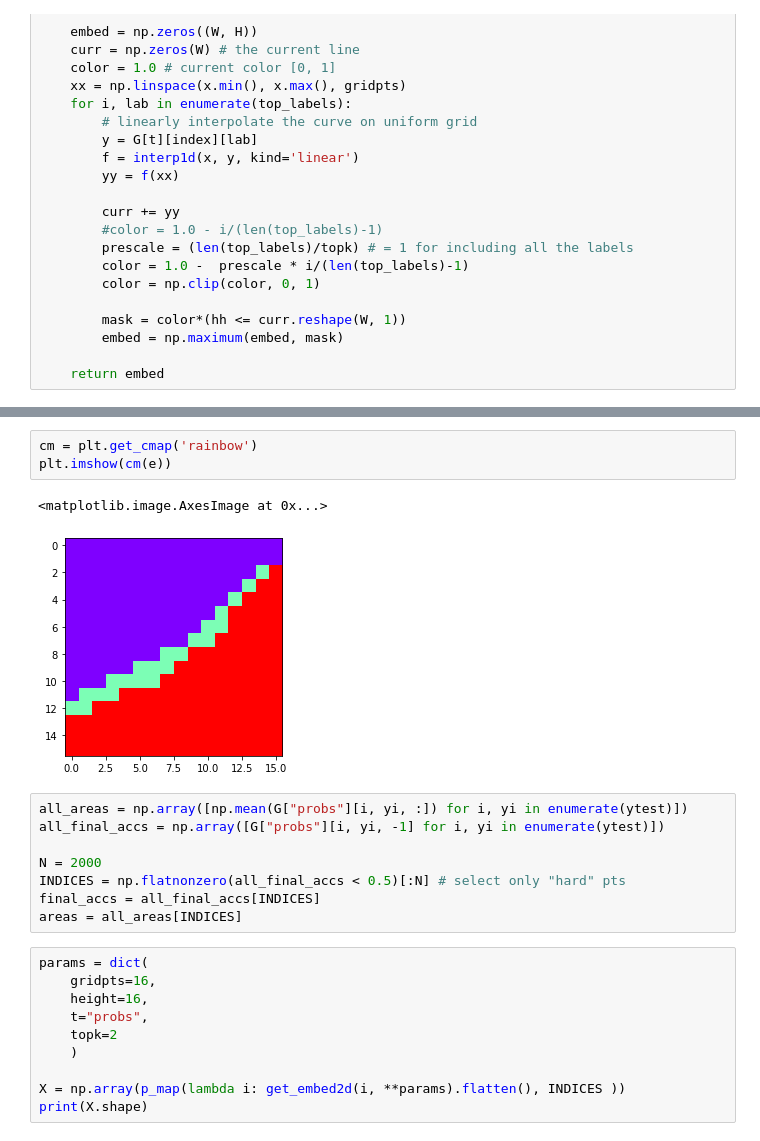
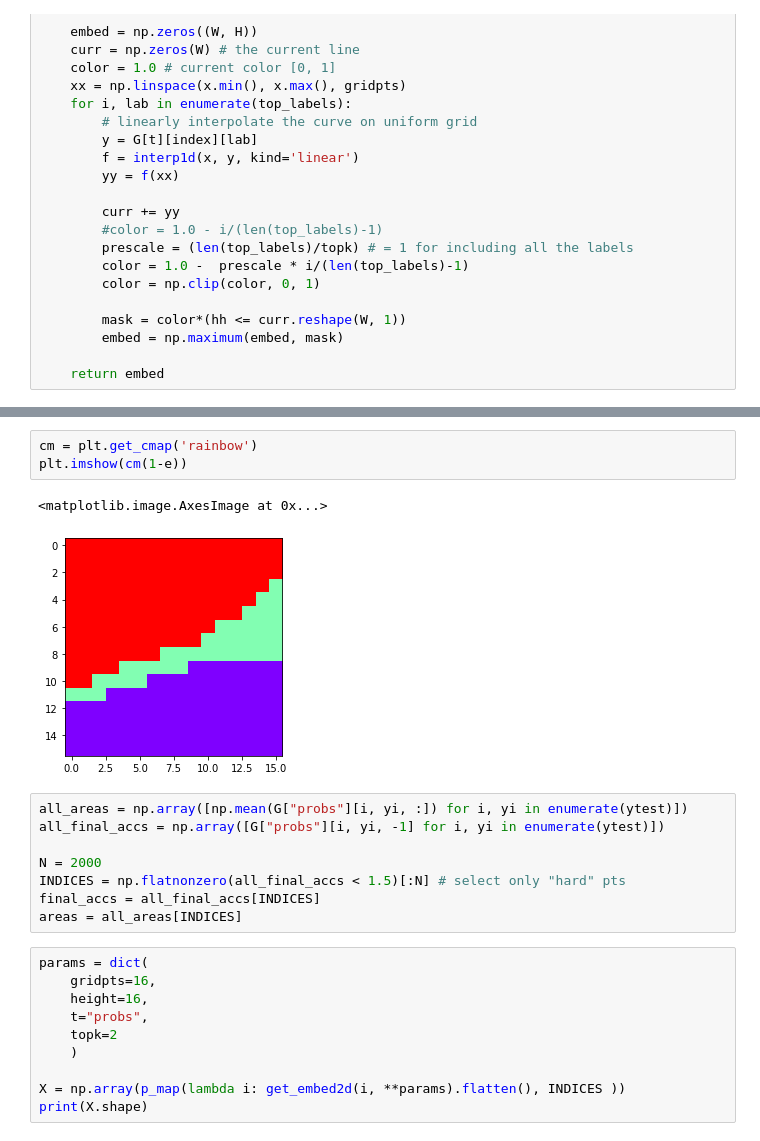
Before and after one commit to nikhil-ghosh-berkeley/dist-shift, a Jupyter notebook: preetum/dec27_tsne_grid.ipynb, the cells around one changed output, grey strips where cells are left out. Saved outputs shown, nothing was run; the diff lists cells and outputs as text.

```diff
--- a/preetum/dec27_tsne_grid.ipynb
+++ b/preetum/dec27_tsne_grid.ipynb
@@ -113,15 +113,15 @@ plt.imshow(e, cmap='gray')
-# %%
-cm = plt.get_cmap('rainbow')
-plt.imshow(cm(e))
-# %% [output]
-<matplotlib.image.AxesImage at 0x...>
-[figure, removed]
+# %%
+cm = plt.get_cmap('rainbow')
+plt.imshow(cm(1-e))
+# %% [output]
+<matplotlib.image.AxesImage at 0x...>
+[figure, added]
 # %%
 all_areas = np.array([np.mean(G["probs"][i, yi, :]) for i, yi in enumerate(ytest)])
 all_final_accs = np.array([G["probs"][i, yi, -1] for i, yi in enumerate(ytest)])
 
 N = 2000
-INDICES = np.flatnonzero(all_final_accs < 0.5)[:N] # select only "hard" pts
+INDICES = np.flatnonzero(all_final_accs < 1.5)[:N] # select only "hard" pts
 final_accs = all_final_accs[INDICES]
 areas = all_areas[INDICES]
 # %%
```
Also changed, not shown: parts of 12 cells of this notebook.
